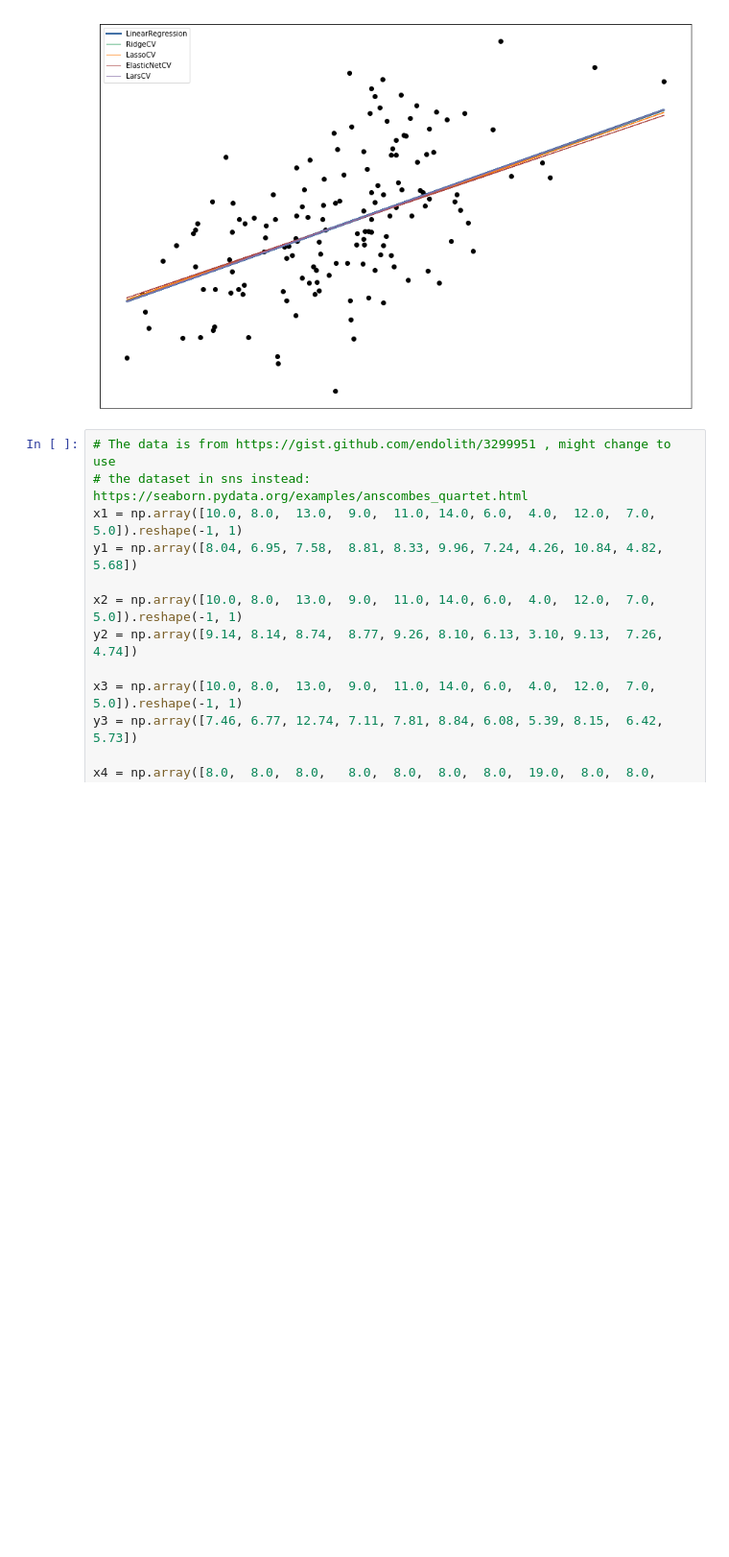
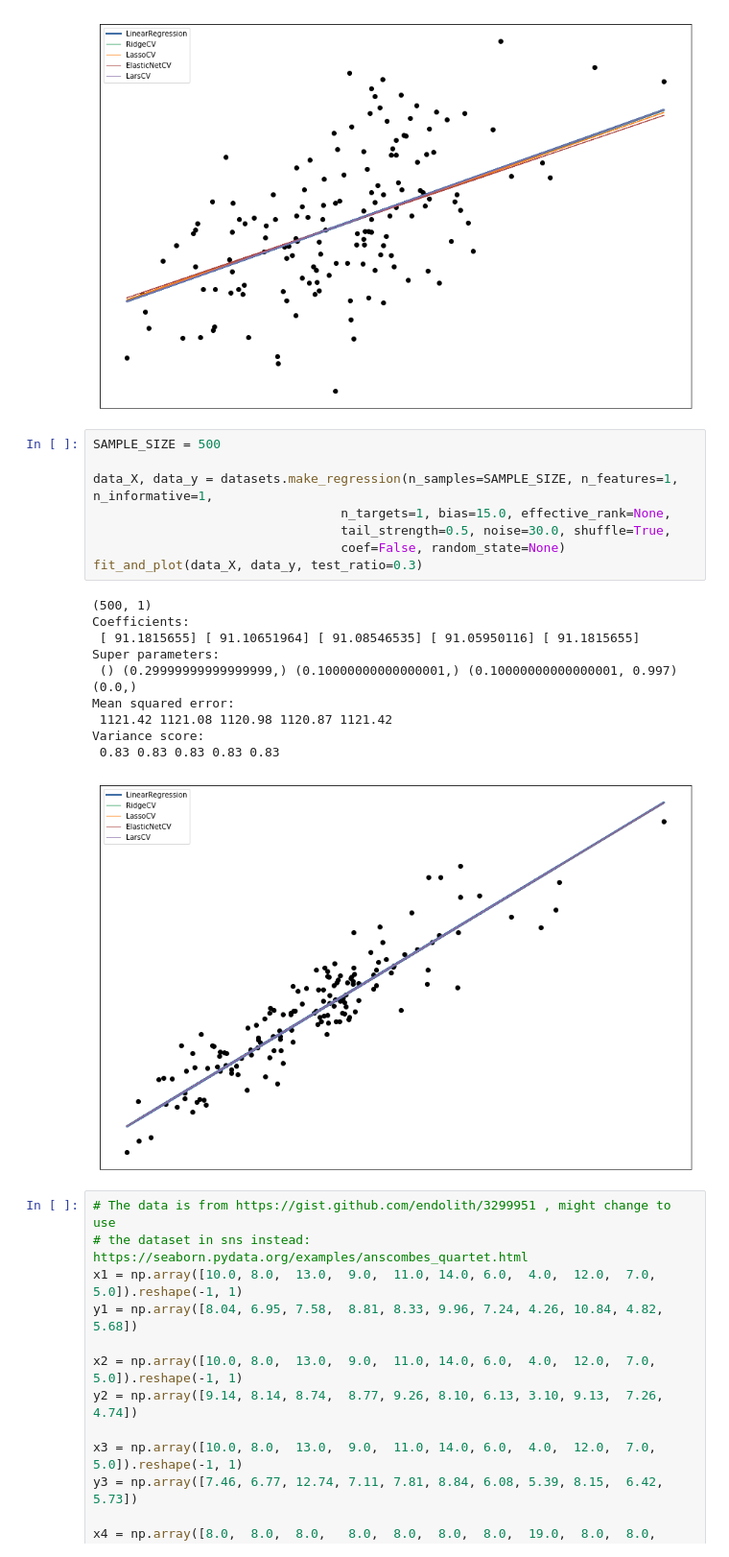
Before and after one commit to utensil/julia-playground, a Jupyter notebook: dl/hello_scikit_learn.ipynb, the cells around one changed output. Shown at 96% size. Drawn from its saved outputs; the diff is of its cells as text; blank space fills up the shorter version.

Commit message:
Experiment with diabetes dataset and make_regression

```diff
--- a/dl/hello_scikit_learn.ipynb
+++ b/dl/hello_scikit_learn.ipynb
@@ -220,6 +228,25 @@ Mean squared error:
 Variance score:
  0.31 0.31 0.31 0.31 0.31
 [figure]
+# %%
+SAMPLE_SIZE = 500
+
+data_X, data_y = datasets.make_regression(n_samples=SAMPLE_SIZE, n_features=1, n_informative=1,
+                                 n_targets=1, bias=15.0, effective_rank=None,
+                                 tail_strength=0.5, noise=30.0, shuffle=True,
+                                 coef=False, random_state=None)
+fit_and_plot(data_X, data_y, test_ratio=0.3)
+# %% [output]
+(500, 1)
+Coefficients:
+ [ 91.1815655] [ 91.10651964] [ 91.08546535] [ 91.05950116] [ 91.1815655]
+Super parameters:
+ () (0.29999999999999999,) (0.10000000000000001,) (0.10000000000000001, 0.997) (0.0,)
+Mean squared error:
+ 1121.42 1121.08 1120.98 1120.87 1121.42
+Variance score:
+ 0.83 0.83 0.83 0.83 0.83
+[figure, added]
 # %%
 # The data is from https://gist.github.com/endolith/3299951 , might change to use
 # the dataset in sns instead: https://seaborn.pydata.org/examples/anscombes_quartet.html
```
Also changed, not shown: parts of 1 cell of this notebook.
